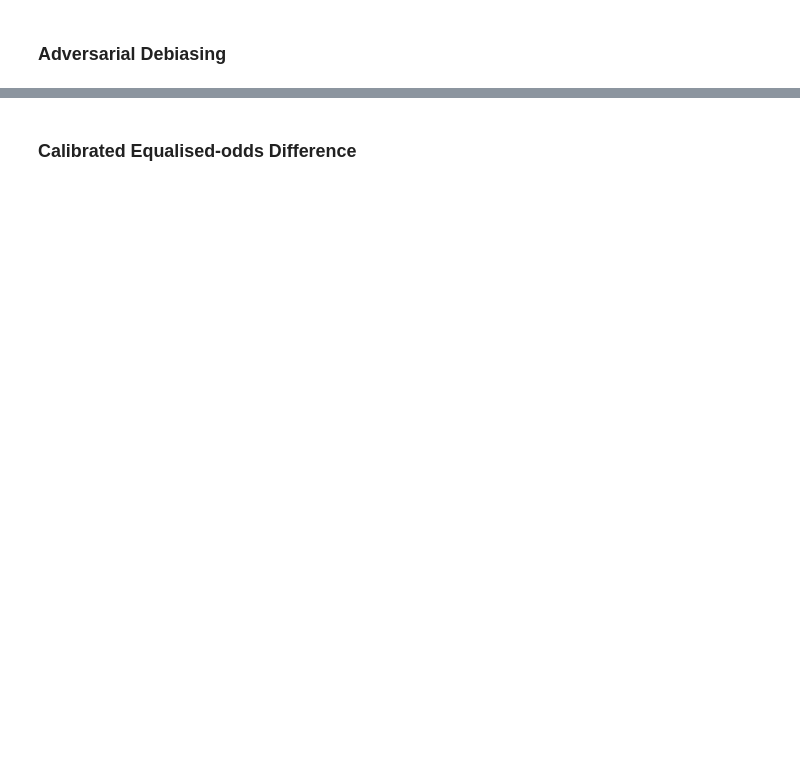
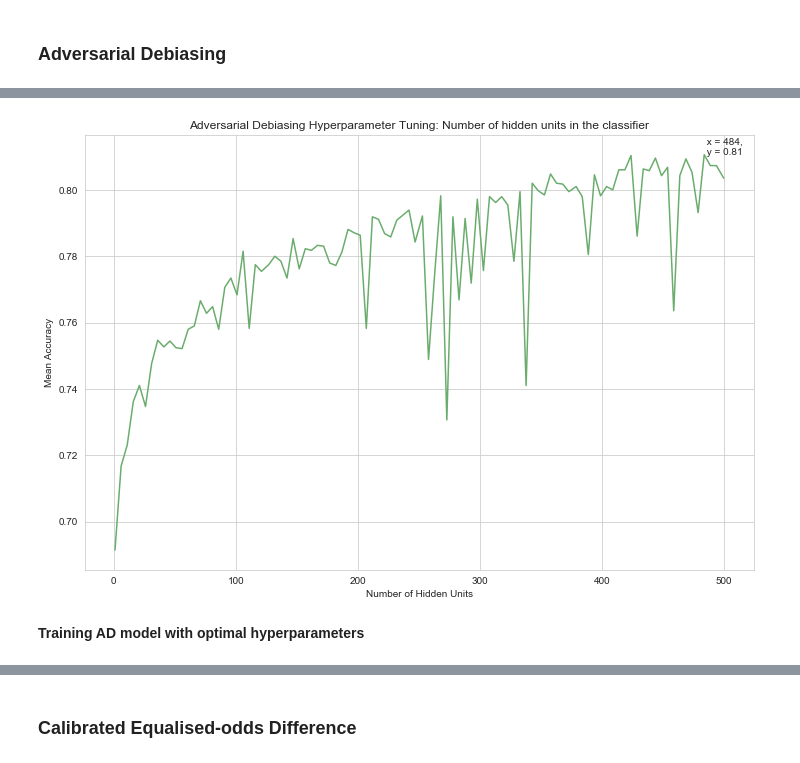
Before and after one commit to megantennies/FYP, a Jupyter notebook: FYP_CODE_LR.ipynb, the cells around one changed output, grey strips where cells are left out. Cells and saved outputs as stored; diff of their text form; code cells hidden in the pictures; blank space fills up the shorter version.

```diff
--- a/FYP_CODE_LR.ipynb
+++ b/FYP_CODE_LR.ipynb
@@ -287,0 +599,13 @@ LR_results_df
+# %%
+def find_hidden_units(num_hidden_units):
+    units = {'Number of Hidden Units': [], 'Mean Accuracy': []}
+    for unit in num_hidden_units:
+        ad = SKLearnAdversarialDebiasing(prot_attr = 'race', classifier_num_hidden_units = unit)
+        ad.fit(X_train, y_train)
+        acc_score = ad.score(X_train, y_train)
+        units['Number of Hidden Units'].append(unit)
+        units['Mean Accuracy'].append(acc_score)
+    return pd.DataFrame(units)
+# %%
+num_hidden_units = [int(i) for i in np.linspace(1, 500, 100)]
+units = find_hidden_units(num_hidden_units = num_hidden_units)
@@ -287,0 +619,8 @@ LR_results_df
+# %%
+plot_params(param = 'Number of Hidden Units', param_data = units, metric = 'Mean Accuracy',
+    title = 'Adversarial Debiasing Hyperparameter Tuning: Number of hidden units in the classifier',
+    file_name = 'debiased_params_units.png', best_x = 484, best_y = 0.810572)
+# %% [output]
+[figure, added]
+# %% [markdown]
+**Training AD model with optimal hyperparameters**
```
Also changed, not shown: parts of 100 cells of this notebook, 50 other files.
